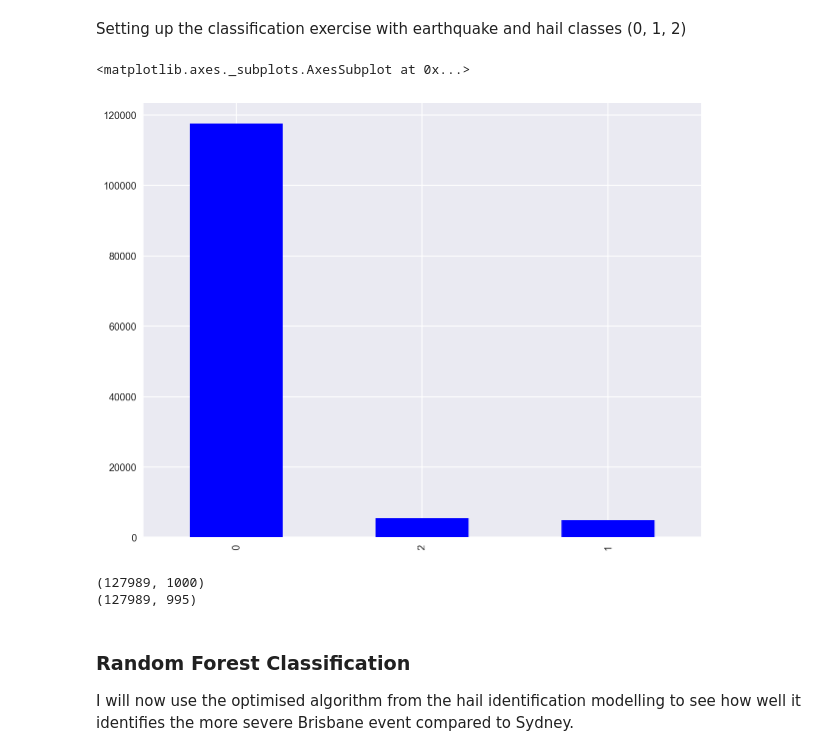
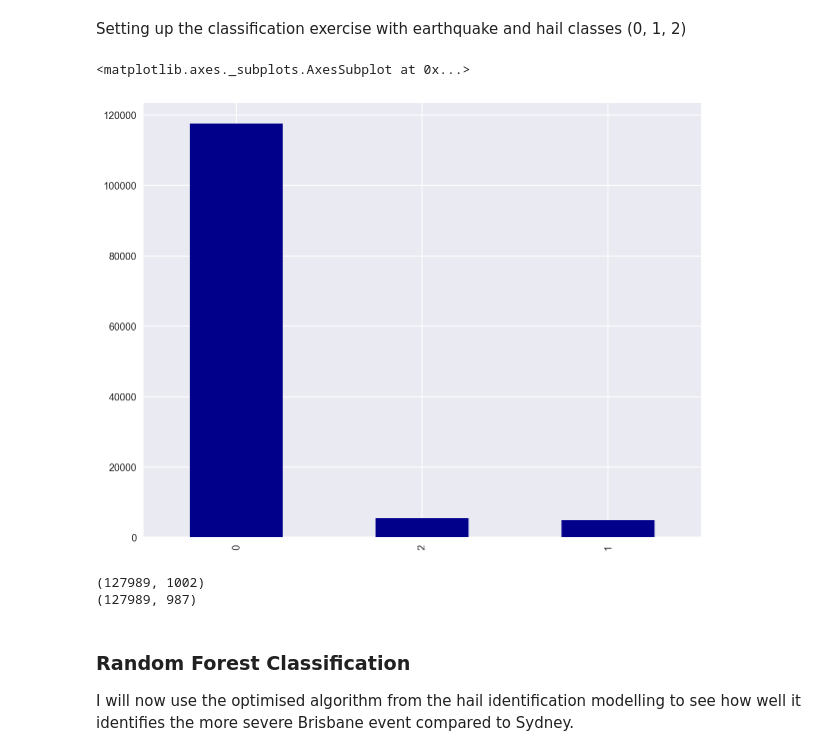
Before and after one commit to tcroshaw/ga_personal, a Jupyter notebook: capstone_technical_report_4_SeverityAndEQModelling.ipynb, the cells around one changed output. Saved outputs shown, nothing was run; the diff lists cells and outputs as text; code cells hidden in the pictures.

```diff
--- a/capstone_technical_report_4_SeverityAndEQModelling.ipynb
+++ b/capstone_technical_report_4_SeverityAndEQModelling.ipynb
@@ -237,21 +237,24 @@ y_total = hail_tweet_text['catastrophe_class']
 # %%
 # Plot out earthquake, hail and 0 classes
 
-hail_tweet_text['catastrophe_class'].value_counts().plot(figsize=(10,8),kind='bar',color='blue')
+hail_tweet_text['catastrophe_class'].value_counts().plot(figsize=(10,8),kind='bar',color='darkblue')
 # %% [output]
 <matplotlib.axes._subplots.AxesSubplot at 0x...>
-[figure, old version]
+[figure, new version]
 # %%
 # Create predictors
 
 htt_total = hail_tweet_text.ix[:,26:]
 print (htt_total.shape)
 
-htt_total.drop(htt_total[['hail','hailstorm','earthquake','quake','catastrophe_class']], axis=1, inplace=True)
+htt_total.drop(htt_total[['hail','hailstorm','earthquake','quake',
+                          'australia','bnestorm','queensland','sydney',
+                          'sydneystorm','brisbane','brisbanestorm','nepal','kathmandu','india',
+                          'catastrophe_class']], axis=1, inplace=True)
 print (htt_total.shape)
 # %% [output]
-(127989, 1000)
-(127989, 995)
+(127989, 1002)
+(127989, 987)
 # %% [markdown]
 ### Random Forest Classification
 
```
Also changed, not shown: parts of 15 cells of this notebook, 3 other files.
